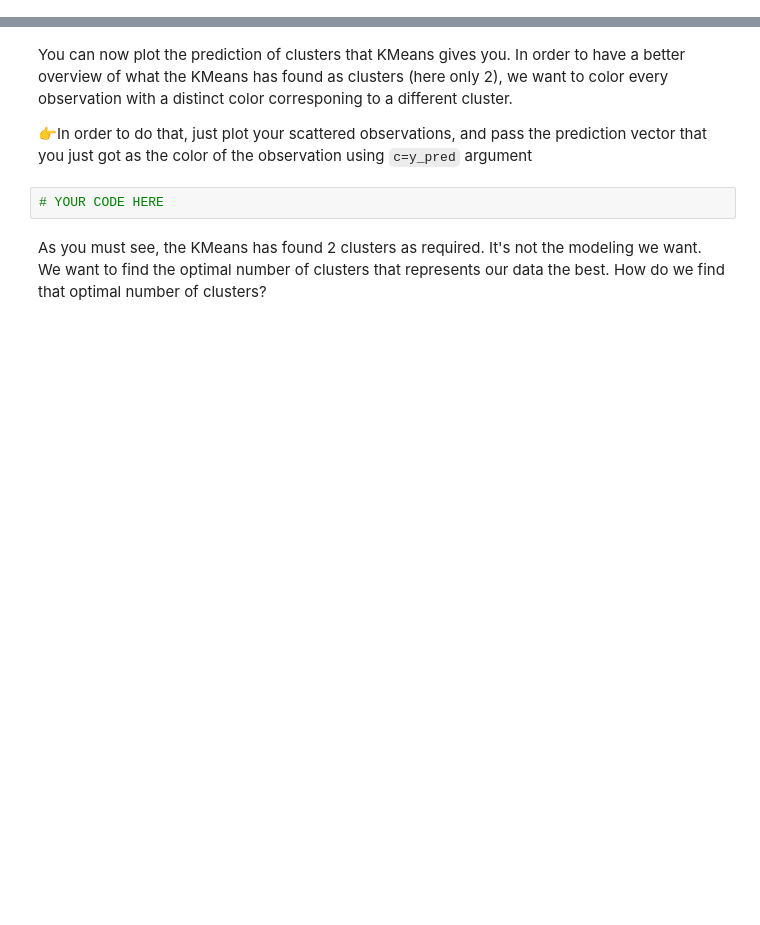
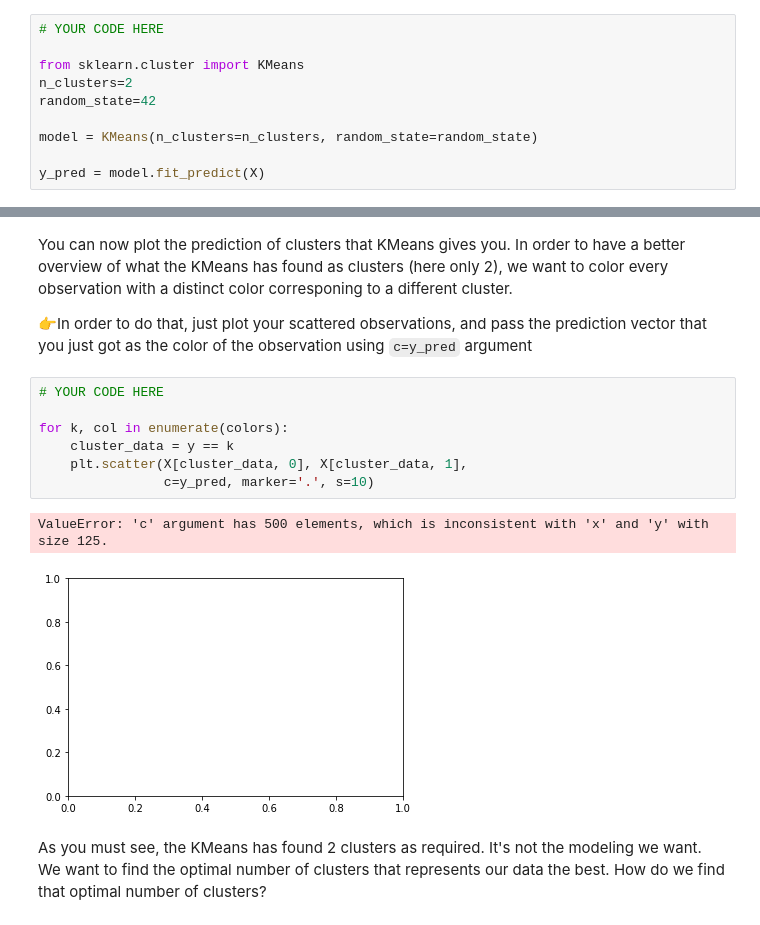
Before and after one commit to Nandosoq/nandoproject, a Jupyter notebook: 05-ML/06-Unsupervised-Learning/01-Image-Compression/warmup_k_means.ipynb, the cells around one changed output, grey strips where cells are left out. Saved outputs shown, nothing was run; the diff lists cells and outputs as text; blank space fills up the shorter version.

```diff
--- a/05-ML/06-Unsupervised-Learning/01-Image-Compression/warmup_k_means.ipynb
+++ b/05-ML/06-Unsupervised-Learning/01-Image-Compression/warmup_k_means.ipynb
@@ -95,0 +94,10 @@ What you have to determine though, is the __number of clusters__ that you think
+# %%
+# YOUR CODE HERE
+
+from sklearn.cluster import KMeans
+n_clusters=2
+random_state=42
+
+model = KMeans(n_clusters=n_clusters, random_state=random_state)
+
+y_pred = model.fit_predict(X)
@@ -97,8 +125,16 @@ What you have to determine though, is the __number of clusters__ that you think
 You can now plot the prediction of clusters that KMeans gives you. In order to have a better overview of what the KMeans has found as clusters (here only 2), we want to color every observation with a distinct color corresponing to a different cluster.
 
 👉In order to do that, just plot your scattered observations, and pass the prediction vector that you just got as the color of the observation using `c=y_pred` argument
-# %%
-# YOUR CODE HERE
+# %%
+# YOUR CODE HERE
+
+for k, col in enumerate(colors):
+    cluster_data = y == k
+    plt.scatter(X[cluster_data, 0], X[cluster_data, 1],
+                c=y_pred, marker='.', s=10)
+# %% [output]
+ValueError: 'c' argument has 500 elements, which is inconsistent with 'x' and 'y' with size 125.
+[figure, added]
 # %% [markdown]
 As you must see, the KMeans has found 2 clusters as required. It's not the modeling we want. We want to find the optimal number of clusters that represents our data the best. How do we find that optimal number of clusters?
 # %% [markdown]
```
Also changed, not shown: parts of 5 cells of this notebook, 1 other file.
